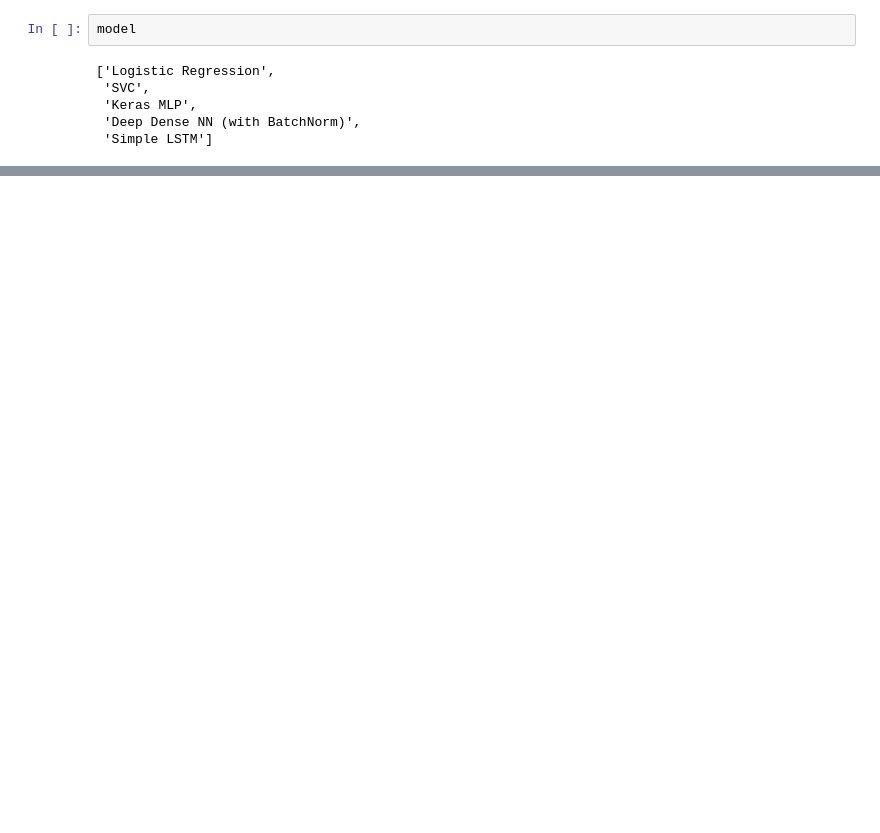
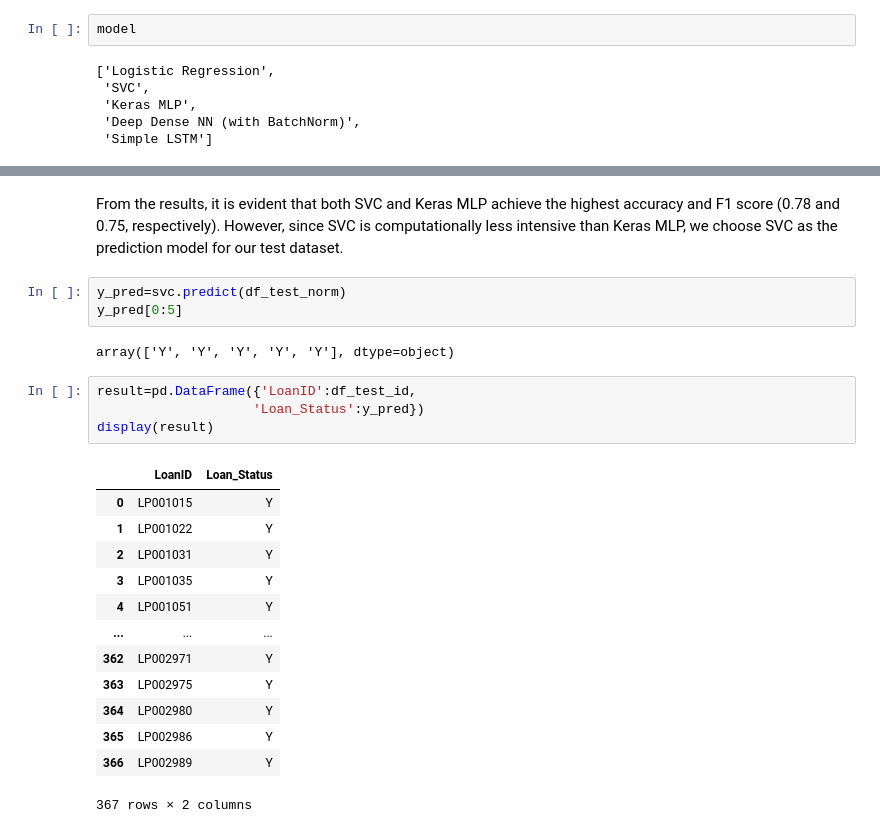
Before and after one commit to sidnair2000/loan_prediction_model, a Jupyter notebook: Main.ipynb, the cells around one changed output, grey strips where cells are left out. Cells and saved outputs as stored; diff of their text form; blank space fills up the shorter version.

```diff
--- a/Main.ipynb
+++ b/Main.ipynb
@@ -497,0 +544,25 @@ output
+# %% [markdown]
+From the results, it is evident that both SVC and Keras MLP achieve the highest accuracy and F1 score (0.78 and 0.75, respectively). However, since SVC is computationally less intensive than Keras MLP, we choose SVC as the prediction model for our test dataset.
+# %%
+y_pred=svc.predict(df_test_norm)
+y_pred[0:5]
+# %% [output]
+array(['Y', 'Y', 'Y', 'Y', 'Y'], dtype=object)
+# %%
+result=pd.DataFrame({'LoanID':df_test_id,
+                    'Loan_Status':y_pred})
+display(result)
+# %% [output]
+|  | LoanID | Loan_Status |
+| 0 | LP001015 | Y |
+| 1 | LP001022 | Y |
+| 2 | LP001031 | Y |
+| 3 | LP001035 | Y |
+| 4 | LP001051 | Y |
+| ... | ... | ... |
+| 362 | LP002971 | Y |
+| 363 | LP002975 | Y |
+| 364 | LP002980 | Y |
+| 365 | LP002986 | Y |
+| 366 | LP002989 | Y |
+367 rows × 2 columns
```
Also changed, not shown: parts of 38 cells of this notebook.
